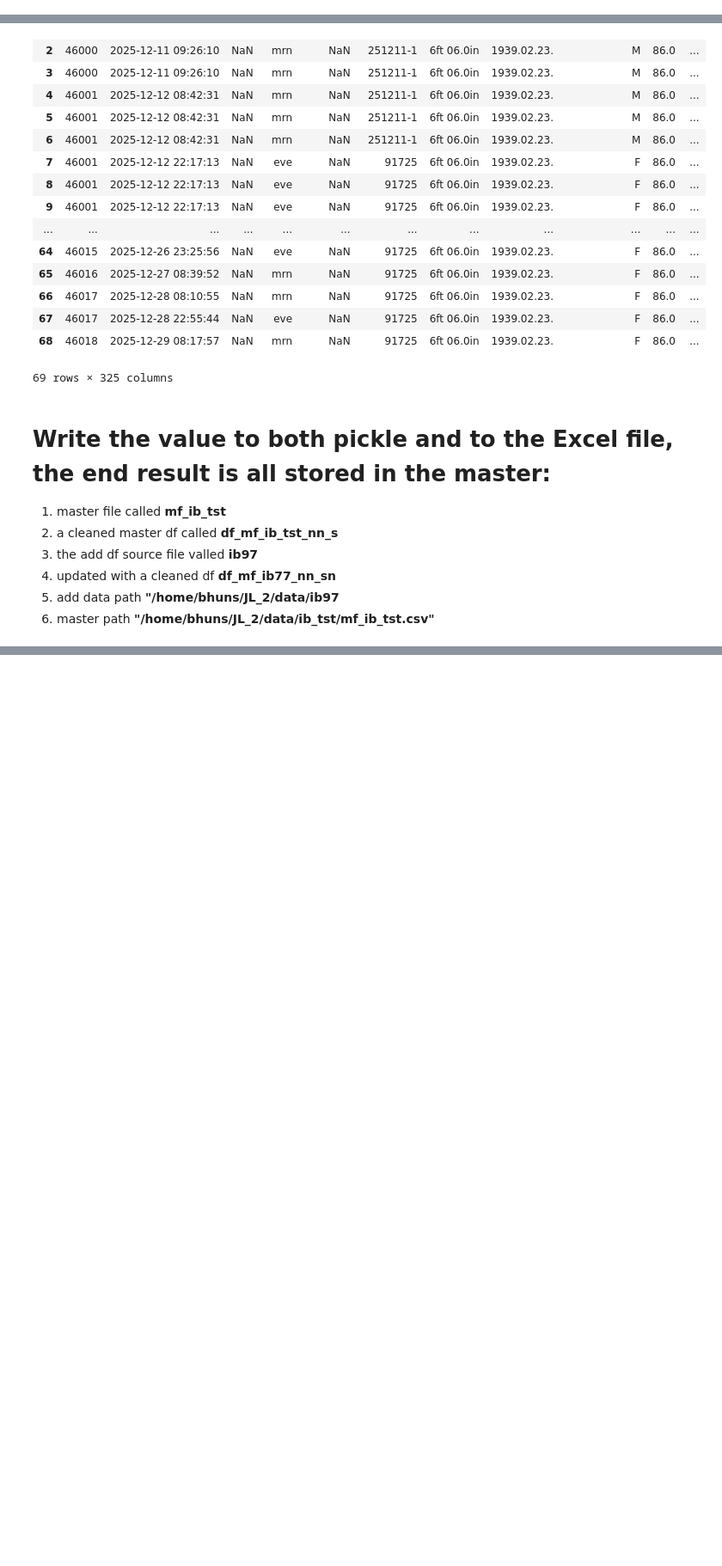
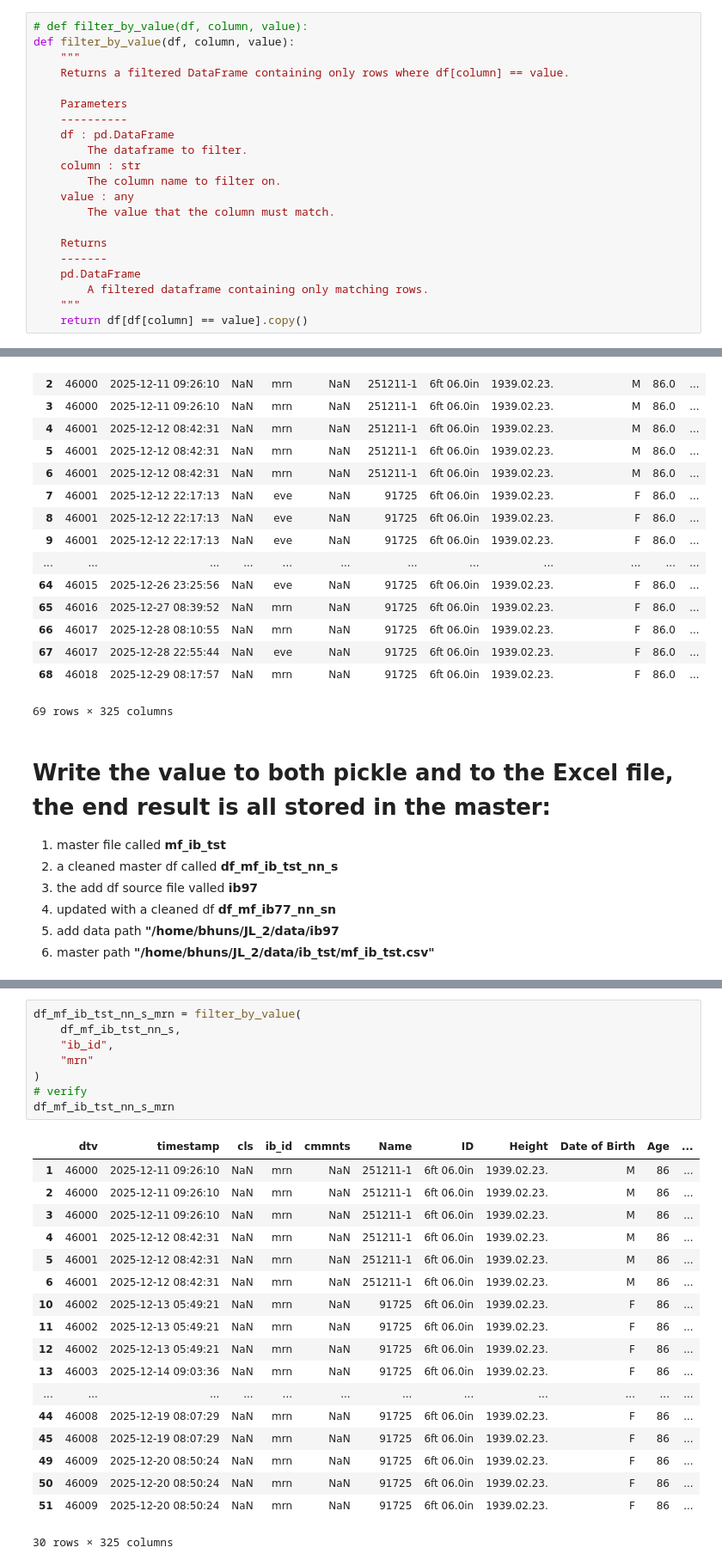
Before and after one commit to 1ratlabs/JL_2, a Jupyter notebook: col_wise_import.ipynb, the cells around one changed output, grey strips where cells are left out. Shown: that part at 86% size. Drawn from its saved outputs; the diff is of its cells as text; blank space fills up the shorter version.

```diff
--- a/col_wise_import.ipynb
+++ b/col_wise_import.ipynb
@@ -374,6 +374,27 @@ def append_rows_with_master_schema(master_df, adder_df):
 
     # Append and return
     return pd.concat([master_df, adder_aligned], ignore_index=True)
+# %%
+# def filter_by_value(df, column, value):
+def filter_by_value(df, column, value):
+    """
+    Returns a filtered DataFrame containing only rows where df[column] == value.
+
+    Parameters
+    ----------
+    df : pd.DataFrame
+        The dataframe to filter.
+    column : str
+        The column name to filter on.
+    value : any
+        The value that the column must match.
+
+    Returns
+    -------
+    pd.DataFrame
+        A filtered dataframe containing only matching rows.
+    """
+    return df[df[column] == value].copy()
 # %% [markdown]
 # UPDATE **"df_mf_ib_tst"** with latest data
 # %% [markdown]
@@ -810,0 +874,27 @@ df_mf_ib_tst
+# %%
+df_mf_ib_tst_nn_s_mrn = filter_by_value(
+    df_mf_ib_tst_nn_s,
+    "ib_id",
+    "mrn"
+)
+# verify
+df_mf_ib_tst_nn_s_mrn
+# %% [output]
+|  | dtv | timestamp | cls | ib_id | cmmnts | Name | ID | Height | Date of Birth | Age | ... |
+| 1 | 46000 | 2025-12-11 09:26:10 | NaN | mrn | NaN | 251211-1 | 6ft 06.0in | 1939.02.23. | M | 86 | ... |
+| 2 | 46000 | 2025-12-11 09:26:10 | NaN | mrn | NaN | 251211-1 | 6ft 06.0in | 1939.02.23. | M | 86 | ... |
+| 3 | 46000 | 2025-12-11 09:26:10 | NaN | mrn | NaN | 251211-1 | 6ft 06.0in | 1939.02.23. | M | 86 | ... |
+| 4 | 46001 | 2025-12-12 08:42:31 | NaN | mrn | NaN | 251211-1 | 6ft 06.0in | 1939.02.23. | M | 86 | ... |
+| 5 | 46001 | 2025-12-12 08:42:31 | NaN | mrn | NaN | 251211-1 | 6ft 06.0in | 1939.02.23. | M | 86 | ... |
+| 6 | 46001 | 2025-12-12 08:42:31 | NaN | mrn | NaN | 251211-1 | 6ft 06.0in | 1939.02.23. | M | 86 | ... |
+| 10 | 46002 | 2025-12-13 05:49:21 | NaN | mrn | NaN | 91725 | 6ft 06.0in | 1939.02.23. | F | 86 | ... |
+| 11 | 46002 | 2025-12-13 05:49:21 | NaN | mrn | NaN | 91725 | 6ft 06.0in | 1939.02.23. | F | 86 | ... |
+| 12 | 46002 | 2025-12-13 05:49:21 | NaN | mrn | NaN | 91725 | 6ft 06.0in | 1939.02.23. | F | 86 | ... |
+| 13 | 46003 | 2025-12-14 09:03:36 | NaN | mrn | NaN | 91725 | 6ft 06.0in | 1939.02.23. | F | 86 | ... |
+| ... | ... | ... | ... | ... | ... | ... | ... | ... | ... | ... | ... |
+| 44 | 46008 | 2025-12-19 08:07:29 | NaN | mrn | NaN | 91725 | 6ft 06.0in | 1939.02.23. | F | 86 | ... |
+| 45 | 46008 | 2025-12-19 08:07:29 | NaN | mrn | NaN | 91725 | 6ft 06.0in | 1939.02.23. | F | 86 | ... |
+| 49 | 46009 | 2025-12-20 08:50:24 | NaN | mrn | NaN | 91725 | 6ft 06.0in | 1939.02.23. | F | 86 | ... |
+| 50 | 46009 | 2025-12-20 08:50:24 | NaN | mrn | NaN | 91725 | 6ft 06.0in | 1939.02.23. | F | 86 | ... |
+| 51 | 46009 | 2025-12-20 08:50:24 | NaN | mrn | NaN | 91725 | 6ft 06.0in | 1939.02.23. | F | 86 | ... |
+30 rows × 325 columns
```
Also changed, not shown: parts of 4 cells of this notebook.
